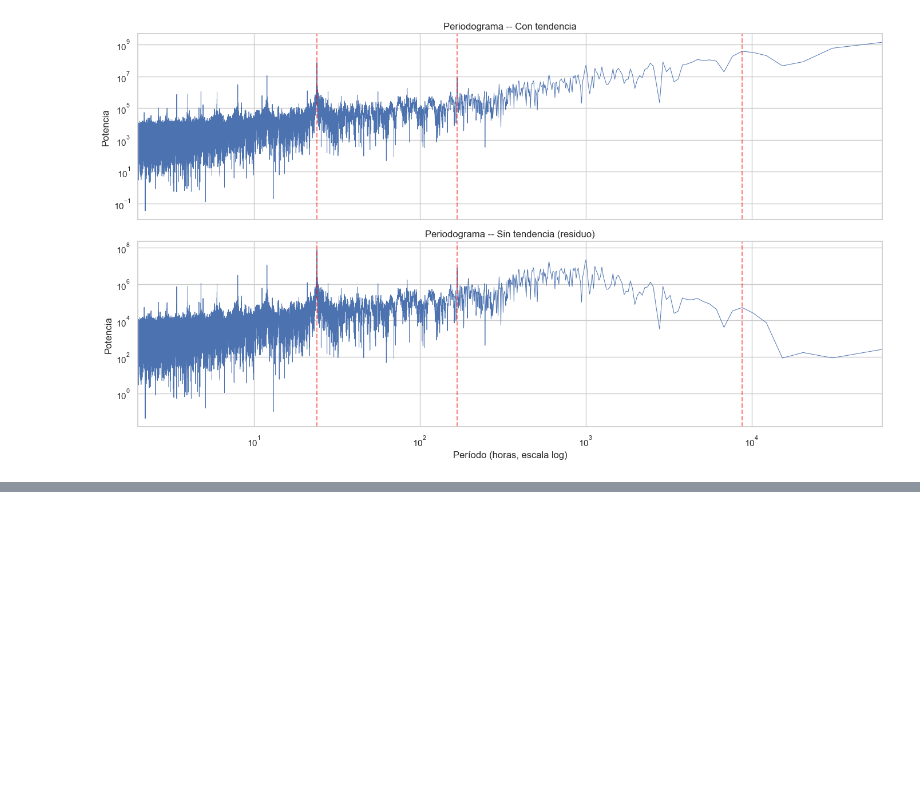
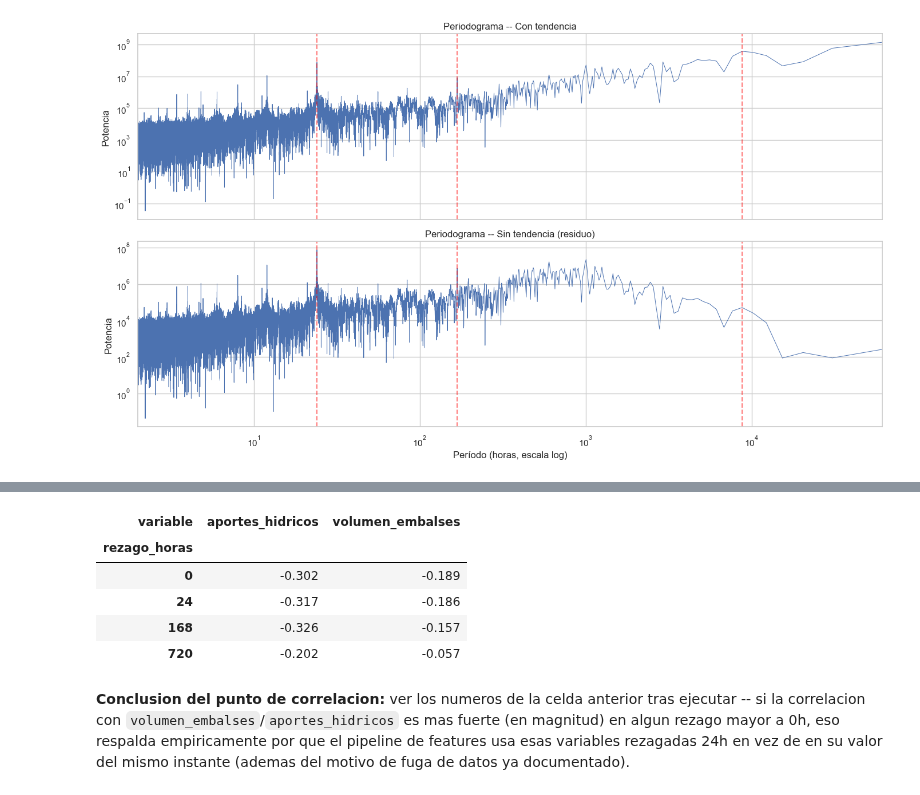
Before and after one commit to Ziskito/xm-spot-price-predictor, a Jupyter notebook: notebooks/03_cracterizacion_precio_juan.ipynb, the cells around one changed output, grey strips where cells are left out. Cells and saved outputs as stored; diff of their text form; code cells hidden in the pictures; blank space fills up the shorter version.

```diff
--- a/notebooks/03_cracterizacion_precio_juan.ipynb
+++ b/notebooks/03_cracterizacion_precio_juan.ipynb
@@ -482,0 +610,31 @@ plt.show()
+# %%
+# --- Correlacion cruzada con rezago: en que momento la hidrologia se relaciona MAS con el precio ---
+# La correlacion contemporanea de la celda anterior no distingue si el efecto es inmediato o
+# retardado. Aqui se corre precio contra volumen_embalses y aportes_hidricos en varios rezagos
+# (0h, 24h, 7d, 30d) para ver en que horizonte la relacion es mas fuerte -- esto es, en esencia,
+# la justificacion empirica de por que las features usan rezagos de 24h en vez de valores crudos.
+rezagos_horas = [0, 24, 24 * 7, 24 * 30]
+
+resultados_ccf = []
+for variable in ["volumen_embalses", "aportes_hidricos"]:
+    for rezago in rezagos_horas:
+        serie_rezagada = df_correlacion[variable].shift(rezago)
+        corr = df_correlacion["precio_bolsa"].corr(serie_rezagada)
+        resultados_ccf.append({"variable": variable, "rezago_horas": rezago, "correlacion_con_precio": corr})
+
+df_ccf = pd.DataFrame(resultados_ccf)
+tabla_ccf = df_ccf.pivot(index="rezago_horas", columns="variable", values="correlacion_con_precio").round(3)
+tabla_ccf
+# %% [output]
+| variable | aportes_hidricos | volumen_embalses |
+| rezago_horas |  |  |
+| 0 | -0.302 | -0.189 |
+| 24 | -0.317 | -0.186 |
+| 168 | -0.326 | -0.157 |
+| 720 | -0.202 | -0.057 |
+# %% [markdown]
+**Conclusion del punto de correlacion:** ver los numeros de la celda anterior tras ejecutar --
+si la correlacion con `volumen_embalses`/`aportes_hidricos` es mas fuerte (en magnitud) en algun
+rezago mayor a 0h, eso respalda empiricamente por que el pipeline de features usa esas variables
+rezagadas 24h en vez de en su valor del mismo instante (ademas del motivo de fuga de datos ya
+documentado).
```
Also changed, not shown: parts of 14 cells of this notebook, 19 other files.
